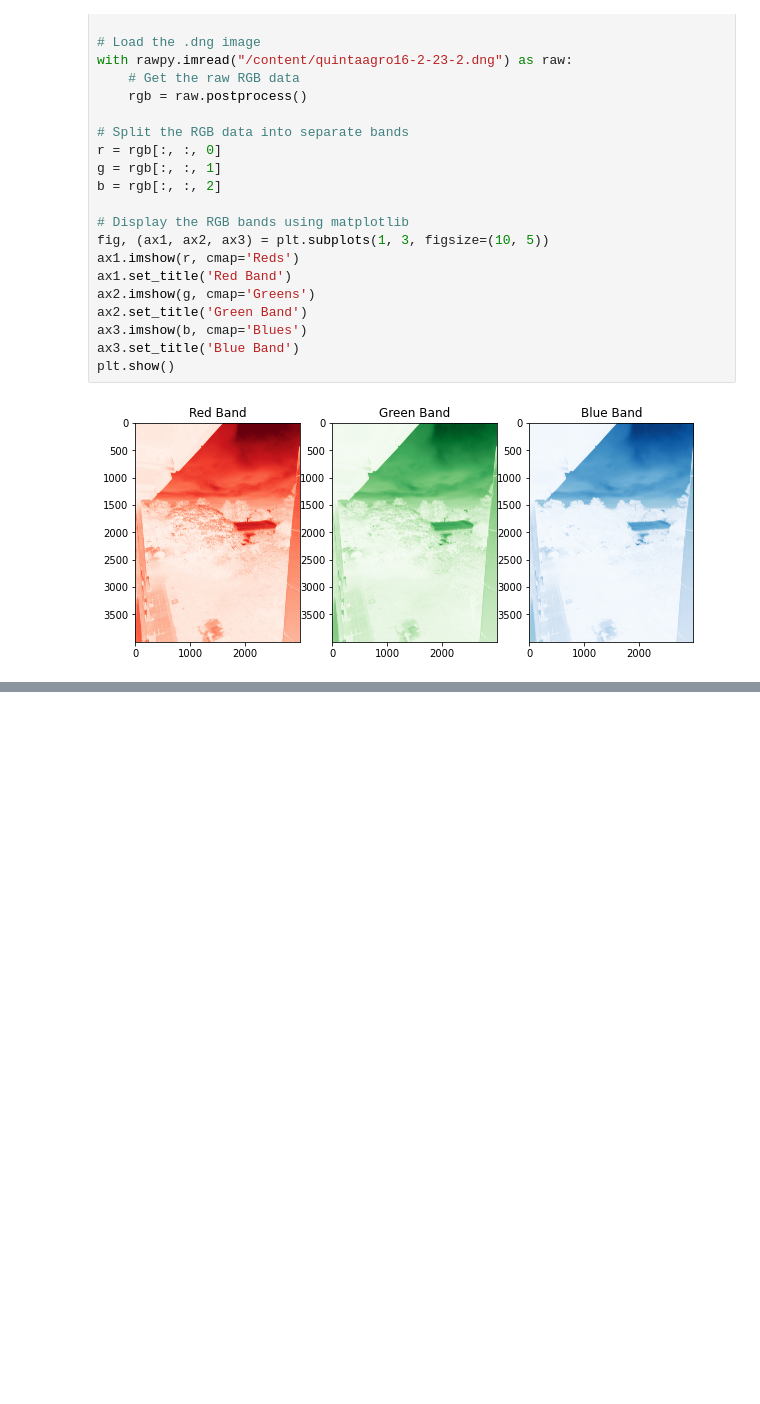
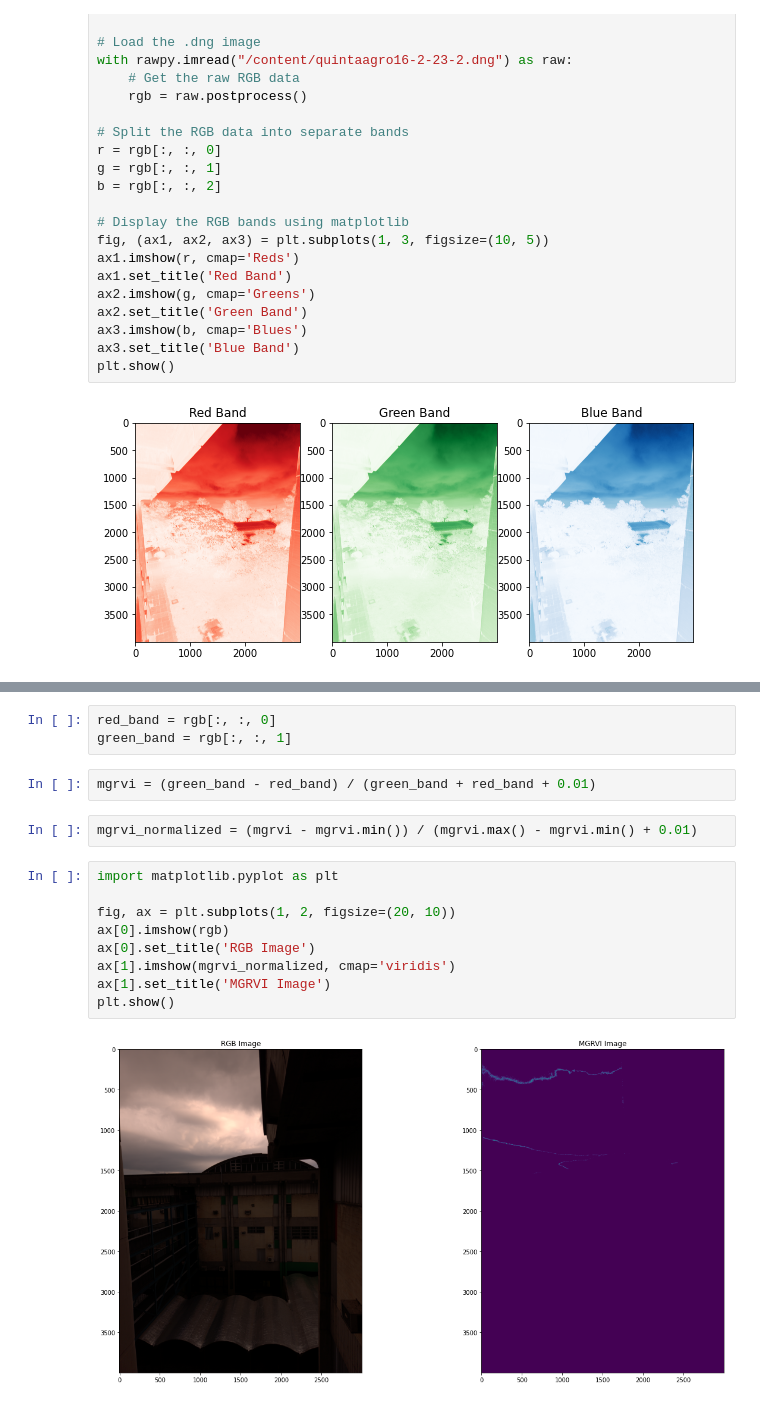
Before and after one commit to FaustoJuarez/Data-Science-Journey, a Jupyter notebook: RGBtoSeparatedBands.ipynb, the cells around one changed output, grey strips where cells are left out. Drawn from its saved outputs; the diff is of its cells as text; blank space fills up the shorter version.

```diff
--- a/RGBtoSeparatedBands.ipynb
+++ b/RGBtoSeparatedBands.ipynb
@@ -86,0 +184,18 @@ DisabledFunctionError: ignored
+# %%
+red_band = rgb[:, :, 0]
+green_band = rgb[:, :, 1]
+# %%
+mgrvi = (green_band - red_band) / (green_band + red_band + 0.01)
+# %%
+mgrvi_normalized = (mgrvi - mgrvi.min()) / (mgrvi.max() - mgrvi.min() + 0.01)
+# %%
+import matplotlib.pyplot as plt
+
+fig, ax = plt.subplots(1, 2, figsize=(20, 10))
+ax[0].imshow(rgb)
+ax[0].set_title('RGB Image')
+ax[1].imshow(mgrvi_normalized, cmap='viridis')
+ax[1].set_title('MGRVI Image')
+plt.show()
+# %% [output]
+[figure, added]
```
Also changed, not shown: parts of 14 cells of this notebook.
